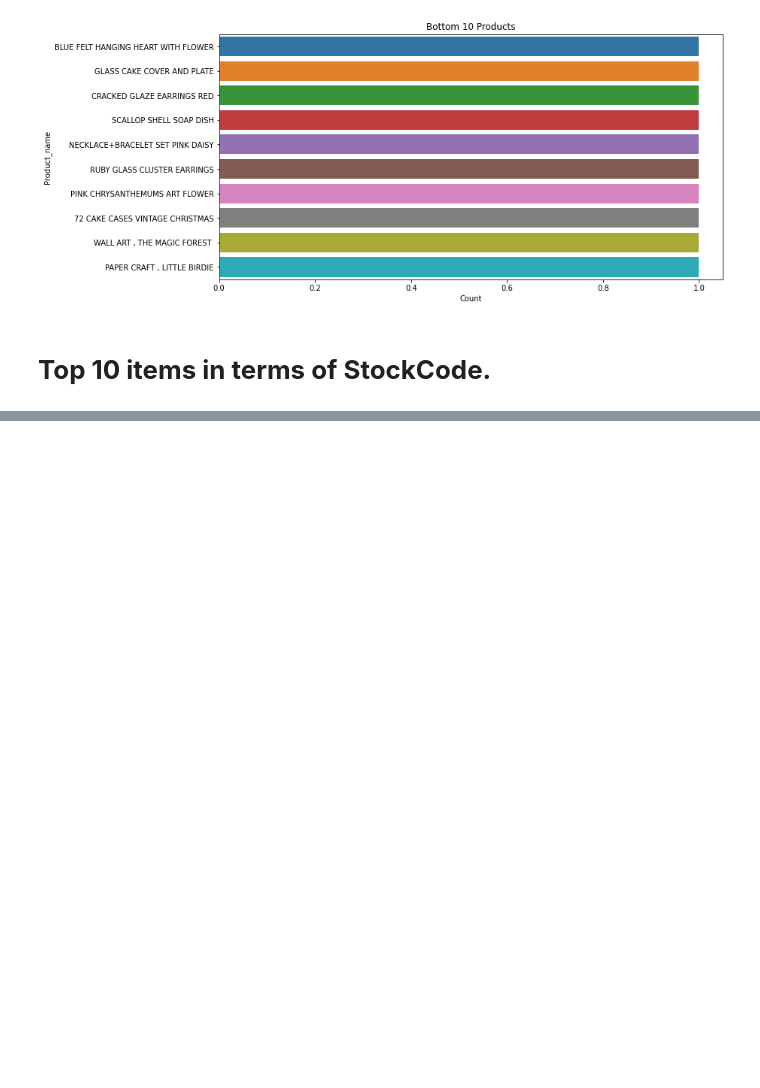
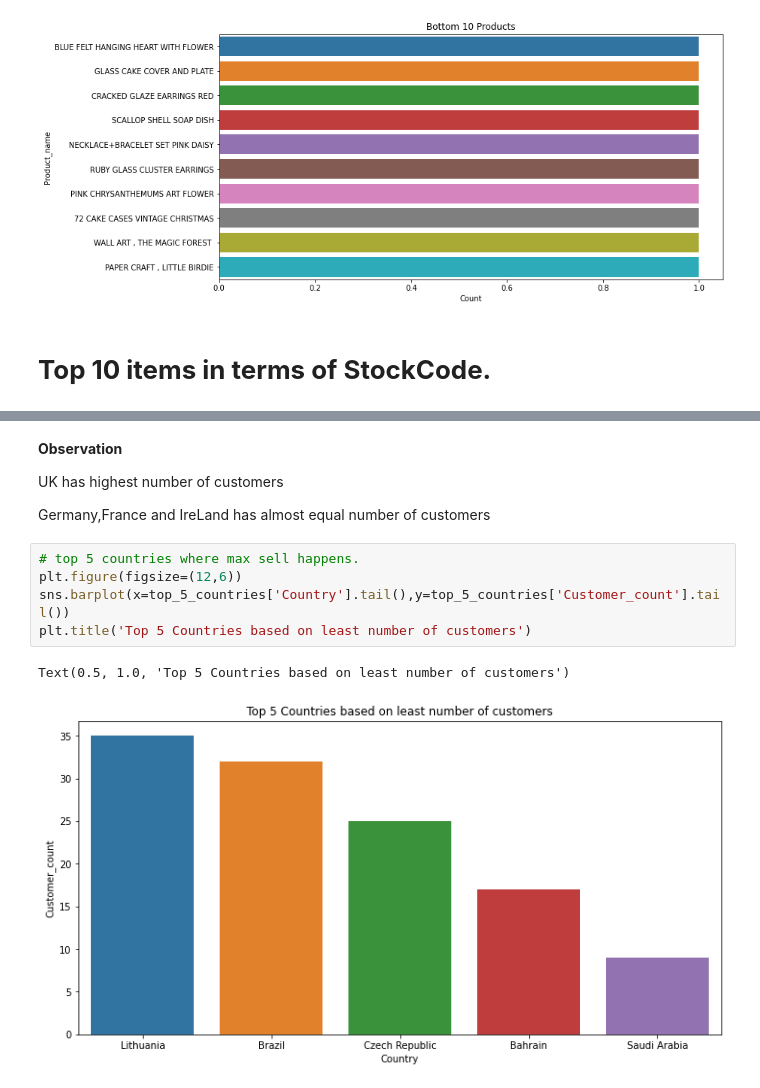
Before and after one commit to vimal9910/Fourth_capstone_project_Customer_Segmentation, a Jupyter notebook: Online_Retail_Customer_Segmentation_Capstone_Projec.ipynb, the cells around one changed output, grey strips where cells are left out. Cells and saved outputs as stored; diff of their text form; blank space fills up the shorter version.

```diff
--- a/Online_Retail_Customer_Segmentation_Capstone_Projec.ipynb
+++ b/Online_Retail_Customer_Segmentation_Capstone_Projec.ipynb
@@ -322,0 +386,14 @@ KeyError: ignored
+# %% [markdown]
+**Observation**
+
+UK has highest number of customers
+
+Germany,France and IreLand has almost equal number of customers
+# %%
+# top 5 countries where max sell happens.
+plt.figure(figsize=(12,6))
+sns.barplot(x=top_5_countries['Country'].tail(),y=top_5_countries['Customer_count'].tail())
+plt.title('Top 5 Countries based on least number of customers')
+# %% [output]
+Text(0.5, 1.0, 'Top 5 Countries based on least number of customers')
+[figure, added]
```
Also changed, not shown: parts of 45 cells of this notebook.
